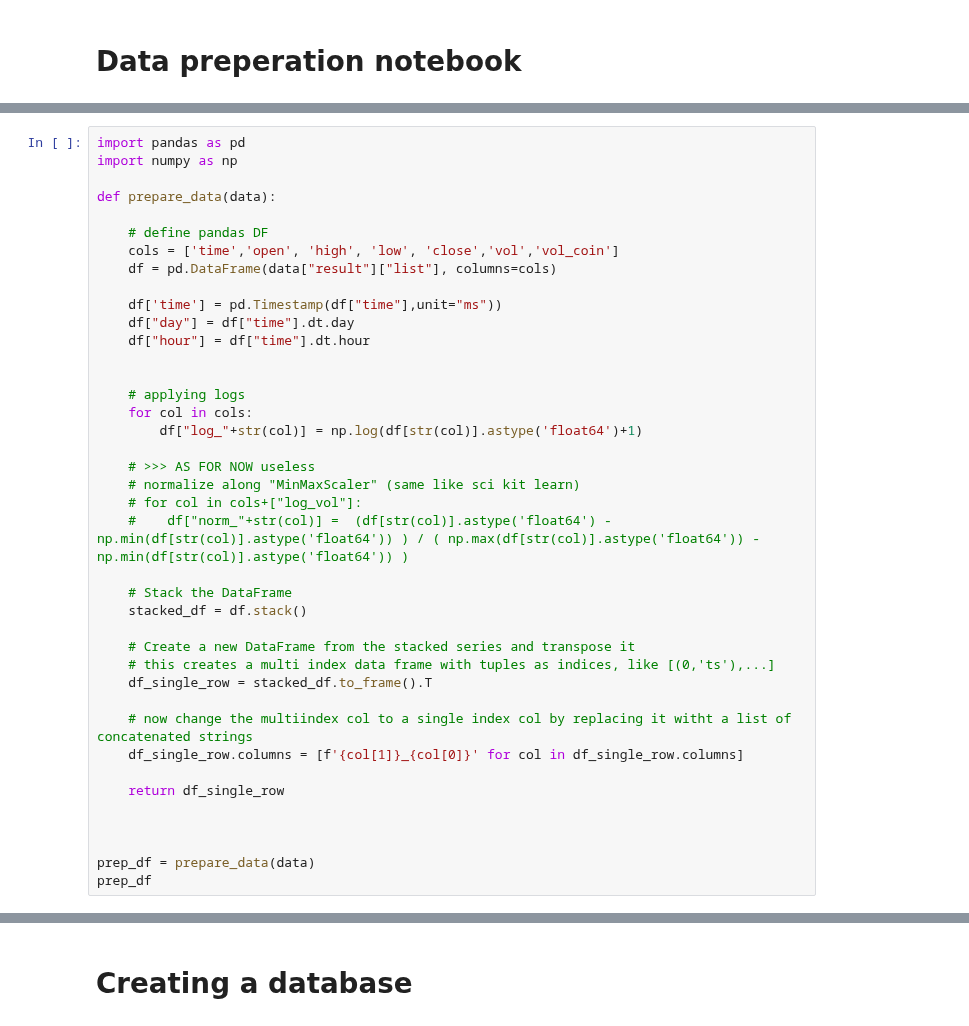
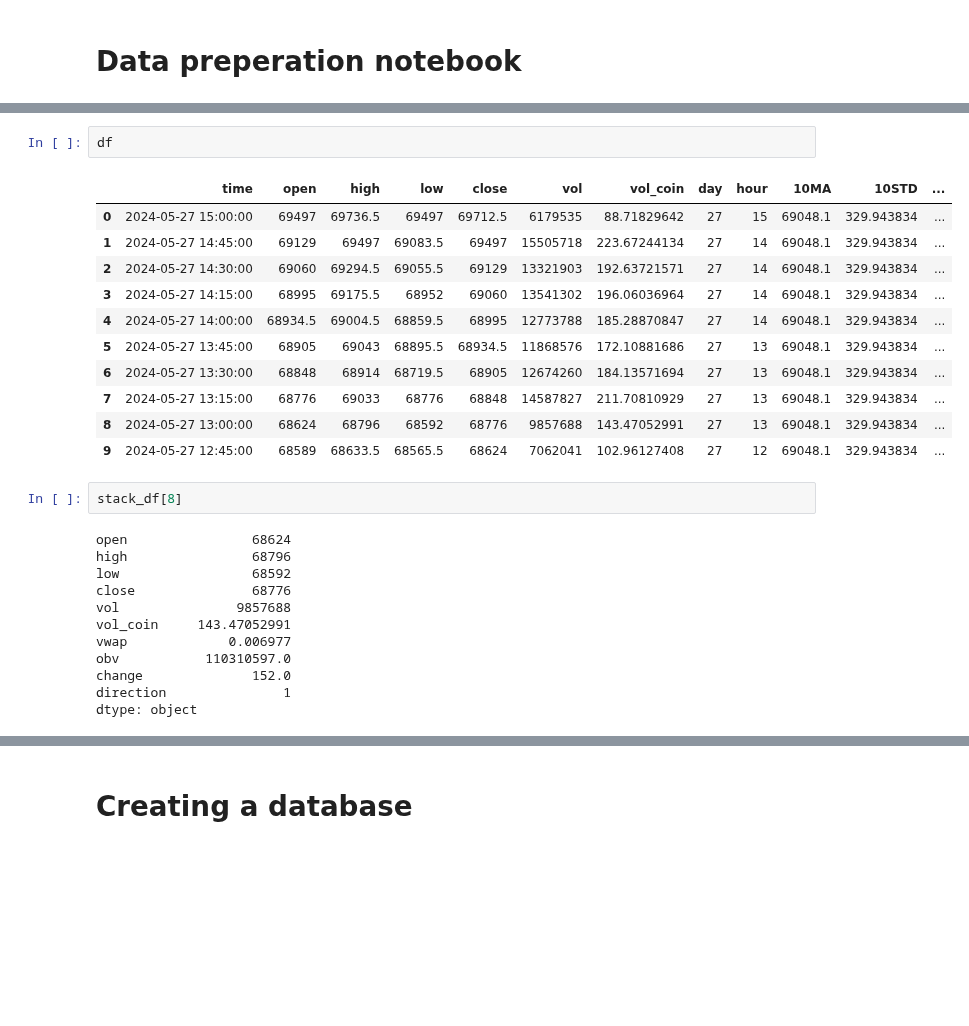
Before and after one commit to georghoeller/fastbook, a Jupyter notebook: my-stuff/lesson0-sqllite/db-and-data-prep.ipynb, the cells around one changed output, grey strips where cells are left out. Saved outputs shown, nothing was run; the diff lists cells and outputs as text; blank space fills up the shorter version.

```diff
--- a/my-stuff/lesson0-sqllite/db-and-data-prep.ipynb
+++ b/my-stuff/lesson0-sqllite/db-and-data-prep.ipynb
@@ -41,40 +40,0 @@ print(pd.to_datetime(int(data["result"]["list"][3][0]),unit='ms'))
-# %%
-import pandas as pd
-import numpy as np
-
-def prepare_data(data):
-
-    # define pandas DF
-    cols = ['time','open', 'high', 'low', 'close','vol','vol_coin']
-    df = pd.DataFrame(data["result"]["list"], columns=cols)
-
-    df['time'] = pd.Timestamp(df["time"],unit="ms"))
-    df["day"] = df["time"].dt.day
-    df["hour"] = df["time"].dt.hour
-
-
-    # applying logs
-    for col in cols:
-        df["log_"+str(col)] = np.log(df[str(col)].astype('float64')+1)
-
-    # >>> AS FOR NOW useless
-    # normalize along "MinMaxScaler" (same like sci kit learn)
-    # for col in cols+["log_vol"]:
-    #    df["norm_"+str(col)] =  (df[str(col)].astype('float64') - np.min(df[str(col)].astype('float64')) ) / ( np.max(df[str(col)].astype('float64')) - np.min(df[str(col)].astype('float64')) )
-
-    # Stack the DataFrame
-    stacked_df = df.stack()
-
-    # Create a new DataFrame from the stacked series and transpose it
-    # this creates a multi index data frame with tuples as indices, like [(0,'ts'),...]
-    df_single_row = stacked_df.to_frame().T
-
-    # now change the multiindex col to a single index col by replacing it witht a list of concatenated strings
-    df_single_row.columns = [f'{col[1]}_{col[0]}' for col in df_single_row.columns]
-
-    return df_single_row
-
-
-
-prep_df = prepare_data(data)
-prep_df
@@ -84,0 +102,28 @@ prep_df
+# %%
+df
+# %% [output]
+|  | time | open | high | low | close | vol | vol_coin | day | hour | 10MA | 10STD | ... |
+| 0 | 2024-05-27 15:00:00 | 69497 | 69736.5 | 69497 | 69712.5 | 6179535 | 88.71829642 | 27 | 15 | 69048.1 | 329.943834 | ... |
+| 1 | 2024-05-27 14:45:00 | 69129 | 69497 | 69083.5 | 69497 | 15505718 | 223.67244134 | 27 | 14 | 69048.1 | 329.943834 | ... |
+| 2 | 2024-05-27 14:30:00 | 69060 | 69294.5 | 69055.5 | 69129 | 13321903 | 192.63721571 | 27 | 14 | 69048.1 | 329.943834 | ... |
+| 3 | 2024-05-27 14:15:00 | 68995 | 69175.5 | 68952 | 69060 | 13541302 | 196.06036964 | 27 | 14 | 69048.1 | 329.943834 | ... |
+| 4 | 2024-05-27 14:00:00 | 68934.5 | 69004.5 | 68859.5 | 68995 | 12773788 | 185.28870847 | 27 | 14 | 69048.1 | 329.943834 | ... |
+| 5 | 2024-05-27 13:45:00 | 68905 | 69043 | 68895.5 | 68934.5 | 11868576 | 172.10881686 | 27 | 13 | 69048.1 | 329.943834 | ... |
+| 6 | 2024-05-27 13:30:00 | 68848 | 68914 | 68719.5 | 68905 | 12674260 | 184.13571694 | 27 | 13 | 69048.1 | 329.943834 | ... |
+| 7 | 2024-05-27 13:15:00 | 68776 | 69033 | 68776 | 68848 | 14587827 | 211.70810929 | 27 | 13 | 69048.1 | 329.943834 | ... |
+| 8 | 2024-05-27 13:00:00 | 68624 | 68796 | 68592 | 68776 | 9857688 | 143.47052991 | 27 | 13 | 69048.1 | 329.943834 | ... |
+| 9 | 2024-05-27 12:45:00 | 68589 | 68633.5 | 68565.5 | 68624 | 7062041 | 102.96127408 | 27 | 12 | 69048.1 | 329.943834 | ... |
+# %%
+stack_df[8]
+# %% [output]
+open                68624
+high                68796
+low                 68592
+close               68776
+vol               9857688
+vol_coin     143.47052991
+vwap             0.006977
+obv           110310597.0
+change              152.0
+direction               1
+dtype: object
```
Also changed, not shown: parts of 11 cells of this notebook, 2 other files.
